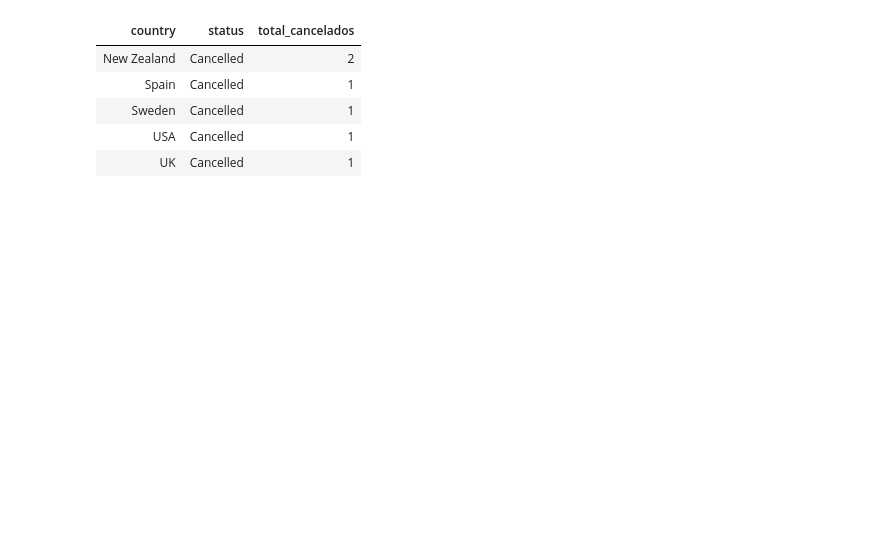
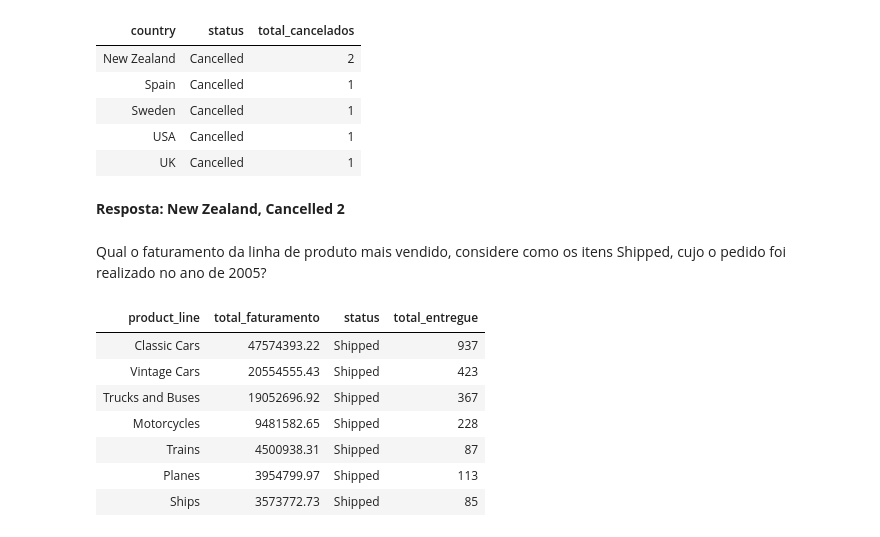
Before and after one commit to ninivehelen/case_join_ninive, a Jupyter notebook: desafio_join_notebook.ipynb, the cells around one changed output. Saved outputs shown, nothing was run; the diff lists cells and outputs as text; code cells hidden in the pictures; blank space fills up the shorter version.

Commit message:
criação das consultas sql para trazer informações e responder as perguntas

```diff
--- a/desafio_join_notebook.ipynb
+++ b/desafio_join_notebook.ipynb
@@ -152 +150,10 @@ orders = spark.read.format("parquet").option("header", "true").load("dbfs:/FileS
+# %%
+#Capturando os arquivos necessário para as consultas sql
+customers = spark.read.format("parquet").option("header", "true").load("dbfs:/FileStore/shared_uploads/ninivehelen@gmail.com/customers.parquet")
+orders = spark.read.format("parquet").option("header", "true").load("dbfs:/FileStore/shared_uploads/ninivehelen@gmail.com/orders.parquet")
+products = spark.read.format("parquet").option("header", "true").load("dbfs:/FileStore/shared_uploads/ninivehelen@gmail.com/products.parquet")
+payments = spark.read.format("parquet").option("header", "true").load("dbfs:/FileStore/shared_uploads/ninivehelen@gmail.com/payments.parquet")
+orderdetails = spark.read.format("parquet").option("header", "true").load("dbfs:/FileStore/shared_uploads/ninivehelen@gmail.com/orderdetails.parquet")
+offices = spark.read.format("parquet").option("header", "true").load("dbfs:/FileStore/shared_uploads/ninivehelen@gmail.com/offices.parquet")
+employees = spark.read.format("parquet").option("header", "true").load("dbfs:/FileStore/shared_uploads/ninivehelen@gmail.com/employees.parquet")
 # %%
@@ -171,3 +183,29 @@ display(df_inner_join_customers_orders)
 | Sweden | Cancelled | 1 |
 | USA | Cancelled | 1 |
 | UK | Cancelled | 1 |
+# %% [markdown]
+**Resposta: New Zealand, Cancelled 2**
+# %% [markdown]
+Qual o faturamento da linha de produto mais vendido, considere como os itens Shipped, cujo o pedido foi realizado no ano de 2005?
+# %%
+#Sql criado com spark para trazer a resposta da 2 pergunta
+df_inner_join = spark.sql("""
+select products.product_line, sum(payments.amount)as total_faturamento, orders.status, count(orders.status) as total_entregue
+FROM payments
+inner join orders on payments.customer_number = orders.customer_number
+inner join orderdetails on orderdetails.order_number = orders.order_number
+inner join products on products.product_code = orderdetails.product_code
+where orders.status = 'Shipped' and Extract(year from orders.order_date) = '2005'
+group by products.product_line, orders.status
+ORDER BY total_faturamento DESC
+""")
+display(df_inner_join)
+# %% [output]
+| product_line | total_faturamento | status | total_entregue |
+| Classic Cars | 47574393.22 | Shipped | 937 |
+| Vintage Cars | 20554555.43 | Shipped | 423 |
+| Trucks and Buses | 19052696.92 | Shipped | 367 |
+| Motorcycles | 9481582.65 | Shipped | 228 |
+| Trains | 4500938.31 | Shipped | 87 |
+| Planes | 3954799.97 | Shipped | 113 |
+| Ships | 3573772.73 | Shipped | 85 |
```
Also changed, not shown: parts of 8 cells of this notebook.
